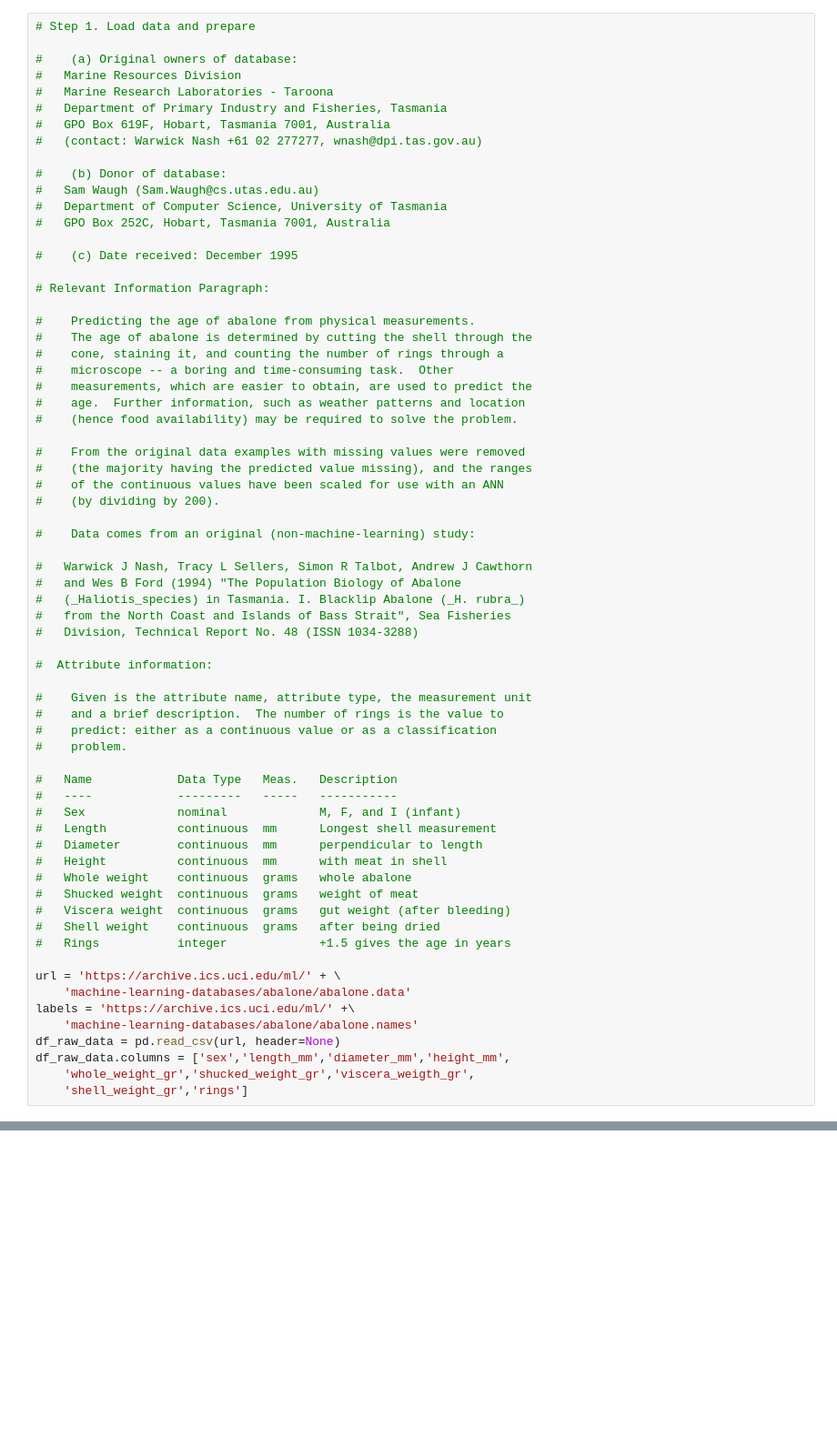
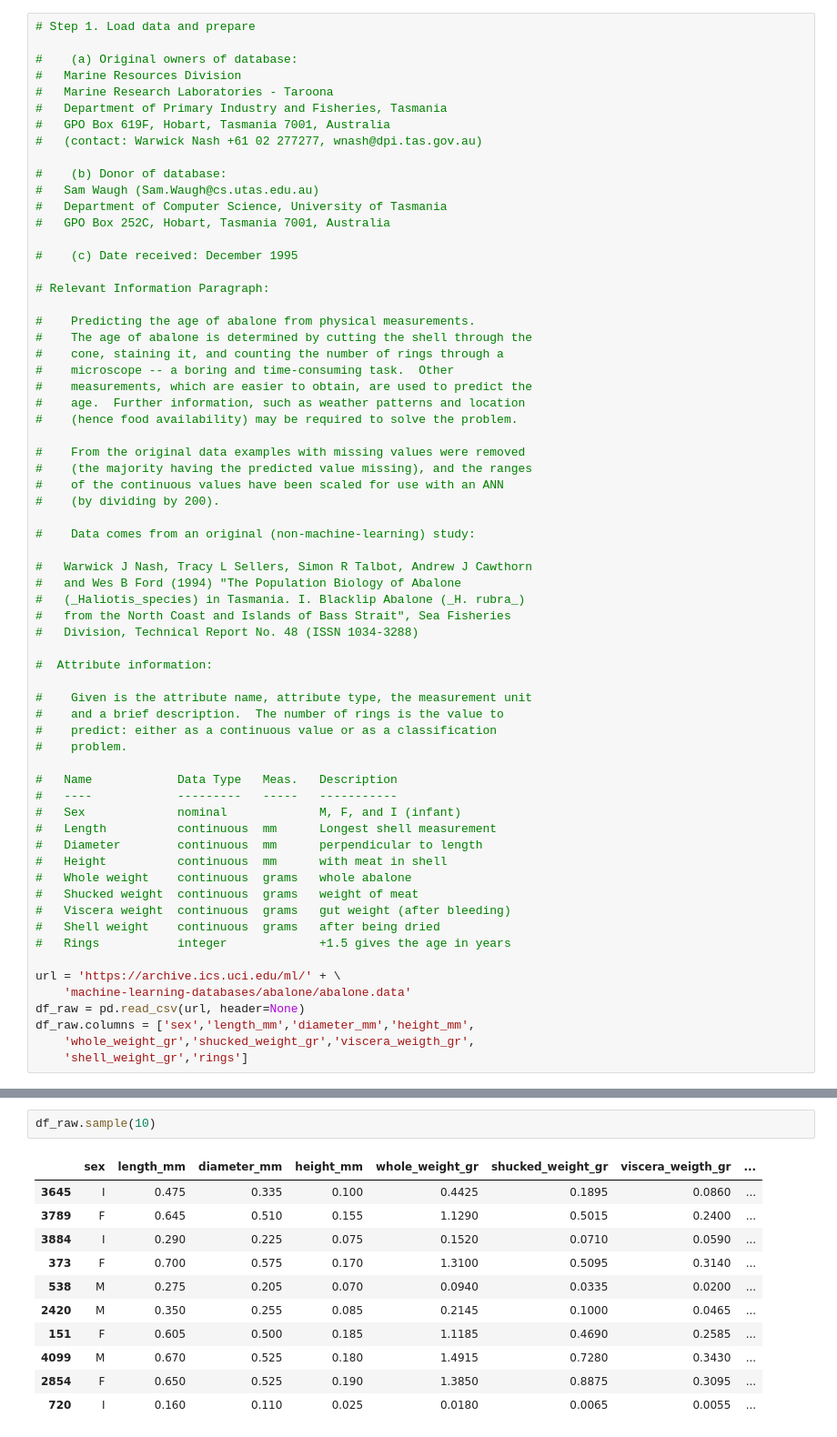
Before and after one commit to alexismenanieves/Model_Catalog, a Jupyter notebook: Notebooks/DS02_Regr_Abalone.ipynb, the cells around one changed output, grey strips where cells are left out. Shown at 91% size. Cells and saved outputs as stored; diff of their text form; blank space fills up the shorter version.

```diff
--- a/Notebooks/DS02_Regr_Abalone.ipynb
+++ b/Notebooks/DS02_Regr_Abalone.ipynb
@@ -77,9 +78,7 @@ from sklearn.metrics import r2_score, mean_squared_error
 
 url = 'https://archive.ics.uci.edu/ml/' + \
     'machine-learning-databases/abalone/abalone.data'
-labels = 'https://archive.ics.uci.edu/ml/' +\
-    'machine-learning-databases/abalone/abalone.names'
-df_raw_data = pd.read_csv(url, header=None)
-df_raw_data.columns = ['sex','length_mm','diameter_mm','height_mm',
+df_raw = pd.read_csv(url, header=None)
+df_raw.columns = ['sex','length_mm','diameter_mm','height_mm',
     'whole_weight_gr','shucked_weight_gr','viscera_weigth_gr',
     'shell_weight_gr','rings']
@@ -114,0 +104,14 @@ labels
+# %%
+df_raw.sample(10)
+# %% [output]
+|  | sex | length_mm | diameter_mm | height_mm | whole_weight_gr | shucked_weight_gr | viscera_weigth_gr | ... |
+| 3645 | I | 0.475 | 0.335 | 0.100 | 0.4425 | 0.1895 | 0.0860 | ... |
+| 3789 | F | 0.645 | 0.510 | 0.155 | 1.1290 | 0.5015 | 0.2400 | ... |
+| 3884 | I | 0.290 | 0.225 | 0.075 | 0.1520 | 0.0710 | 0.0590 | ... |
+| 373 | F | 0.700 | 0.575 | 0.170 | 1.3100 | 0.5095 | 0.3140 | ... |
+| 538 | M | 0.275 | 0.205 | 0.070 | 0.0940 | 0.0335 | 0.0200 | ... |
+| 2420 | M | 0.350 | 0.255 | 0.085 | 0.2145 | 0.1000 | 0.0465 | ... |
+| 151 | F | 0.605 | 0.500 | 0.185 | 1.1185 | 0.4690 | 0.2585 | ... |
+| 4099 | M | 0.670 | 0.525 | 0.180 | 1.4915 | 0.7280 | 0.3430 | ... |
+| 2854 | F | 0.650 | 0.525 | 0.190 | 1.3850 | 0.8875 | 0.3095 | ... |
+| 720 | I | 0.160 | 0.110 | 0.025 | 0.0180 | 0.0065 | 0.0055 | ... |
```
Also changed, not shown: parts of 14 cells of this notebook.
